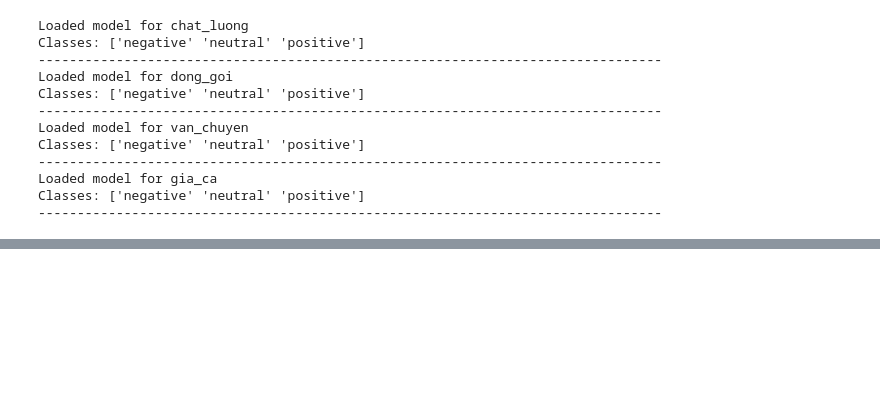
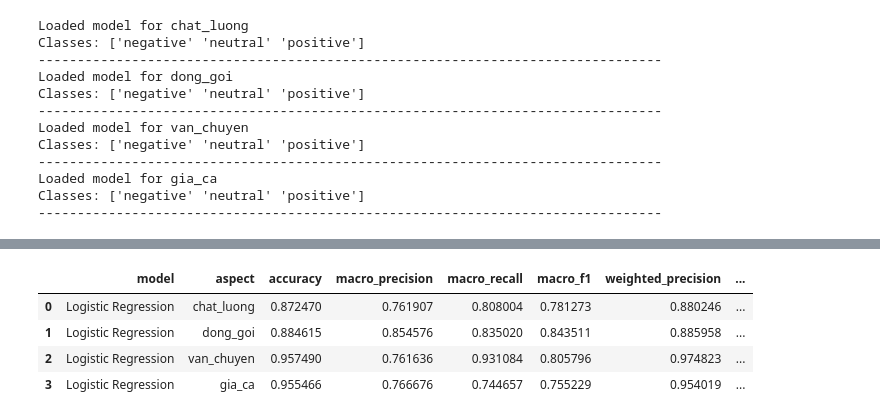
Before and after one commit to van2703/ABSA, a Jupyter notebook: notebooks/02_main_model_logistic_regression.ipynb, the cells around one changed output, grey strips where cells are left out. Saved outputs shown, nothing was run; the diff lists cells and outputs as text; code cells hidden in the pictures; blank space fills up the shorter version.

Commit message:
training models and compare

```diff
--- a/notebooks/02_main_model_logistic_regression.ipynb
+++ b/notebooks/02_main_model_logistic_regression.ipynb
@@ -803,0 +847,10 @@ Classes: ['negative' 'neutral' 'positive']
+# %%
+print("Available aspects:", aspect_columns)
+
+print("y_test shape:", y_test.shape)
+
+for aspect in aspect_columns:
+    print(f"{aspect}:")
+    print("Number of predictions:", len(lr_predictions[aspect]))
+    print("Number of true labels:", len(y_test[aspect]))
+    print("-" * 80)
@@ -803,0 +960,25 @@ Classes: ['negative' 'neutral' 'positive']
+# %%
+lr_results = {}
+lr_reports = {}
+lr_confusion_matrices = {}
+
+for aspect in aspect_columns:
+    print(f"Evaluating aspect: {aspect}")
+
+    y_true = y_test[aspect]
+    y_pred = lr_predictions[aspect]
+
+    metrics_dict, report_df, cm = evaluate_single_aspect(
+        y_true=y_true,
+        y_pred=y_pred,
+        aspect_name=aspect,
+        model_name="Logistic Regression"
+    )
+
+    lr_results[aspect] = metrics_dict
+    lr_reports[aspect] = report_df
+    lr_confusion_matrices[aspect] = cm
+
+    print("Macro F1:", round(metrics_dict["macro_f1"], 4))
+    print("Weighted F1:", round(metrics_dict["weighted_f1"], 4))
+    print("-" * 80)
@@ -803,0 +1002,10 @@ Classes: ['negative' 'neutral' 'positive']
+# %%
+lr_results_df = pd.DataFrame(lr_results.values())
+
+lr_results_df
+# %% [output]
+|  | model | aspect | accuracy | macro_precision | macro_recall | macro_f1 | weighted_precision | ... |
+| 0 | Logistic Regression | chat_luong | 0.872470 | 0.761907 | 0.808004 | 0.781273 | 0.880246 | ... |
+| 1 | Logistic Regression | dong_goi | 0.884615 | 0.854576 | 0.835020 | 0.843511 | 0.885958 | ... |
+| 2 | Logistic Regression | van_chuyen | 0.957490 | 0.761636 | 0.931084 | 0.805796 | 0.974823 | ... |
+| 3 | Logistic Regression | gia_ca | 0.955466 | 0.766676 | 0.744657 | 0.755229 | 0.954019 | ... |
```
Also changed, not shown: parts of 22 cells of this notebook, 12 other files.
